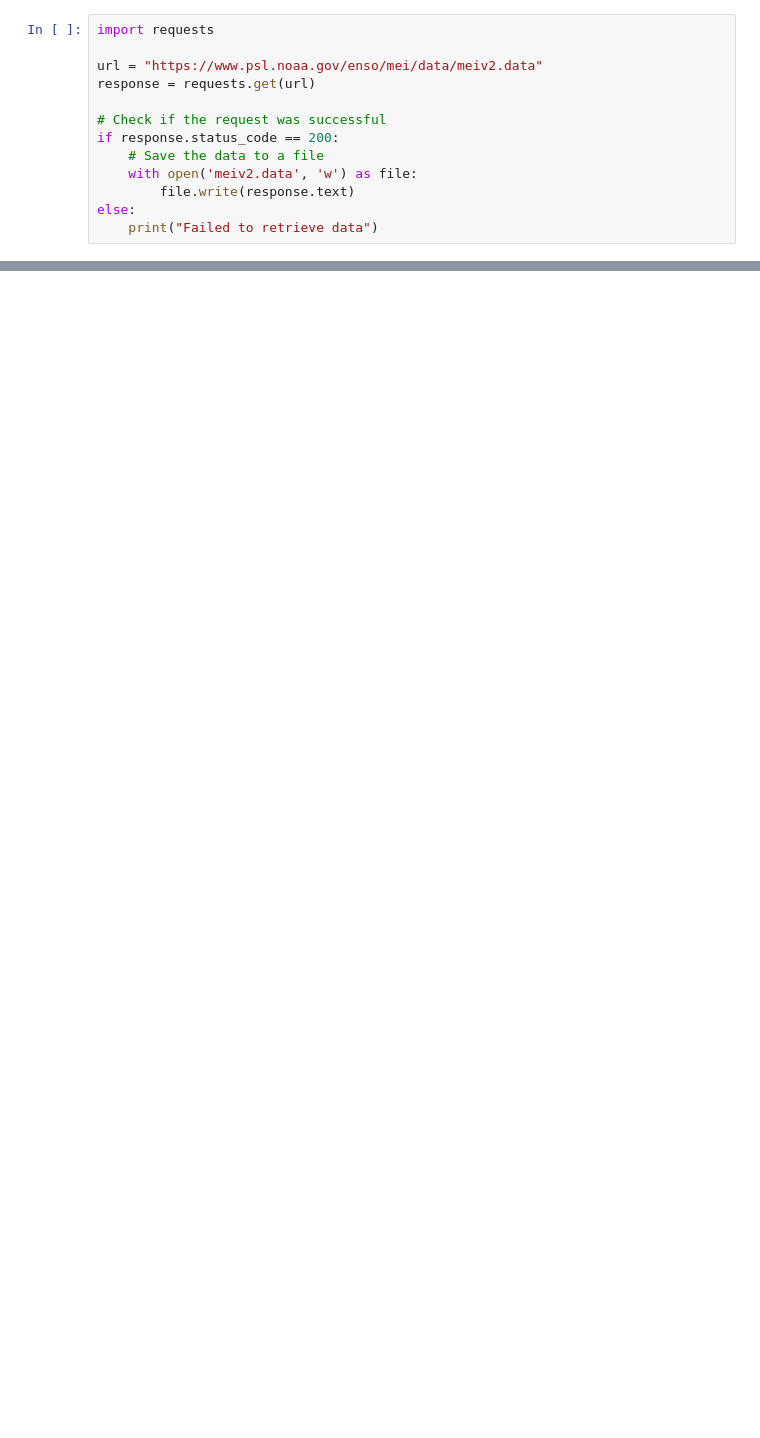
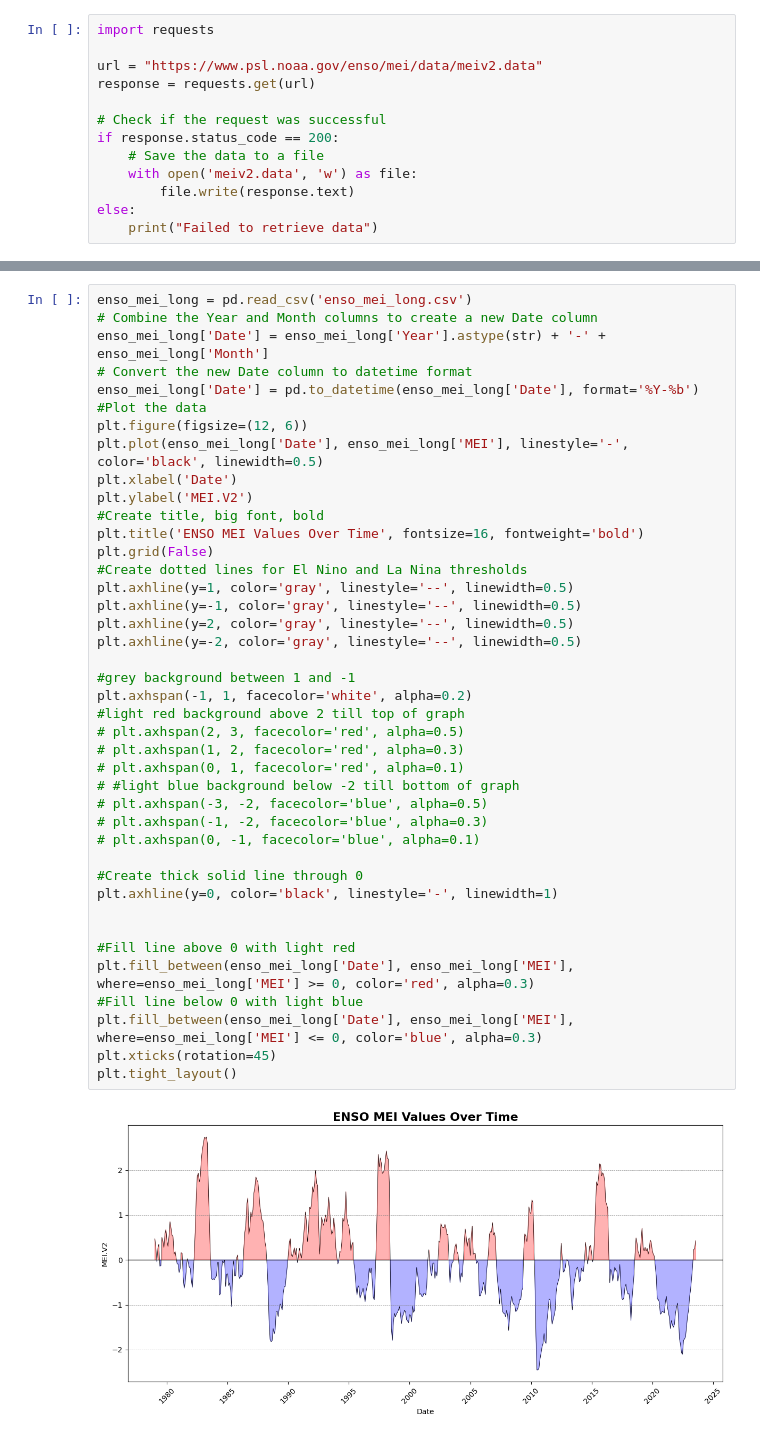
Before and after one commit to yannickpichardo/master_thesis, a Jupyter notebook: prelim_data.ipynb, the cells around one changed output, grey strips where cells are left out. Saved outputs shown, nothing was run; the diff lists cells and outputs as text; blank space fills up the shorter version.

```diff
--- a/prelim_data.ipynb
+++ b/prelim_data.ipynb
@@ -46,0 +88,43 @@ display(enso_mei)
+# %%
+enso_mei_long = pd.read_csv('enso_mei_long.csv')
+# Combine the Year and Month columns to create a new Date column
+enso_mei_long['Date'] = enso_mei_long['Year'].astype(str) + '-' + enso_mei_long['Month']
+# Convert the new Date column to datetime format
+enso_mei_long['Date'] = pd.to_datetime(enso_mei_long['Date'], format='%Y-%b')
+#Plot the data
+plt.figure(figsize=(12, 6))
+plt.plot(enso_mei_long['Date'], enso_mei_long['MEI'], linestyle='-', color='black', linewidth=0.5)
+plt.xlabel('Date')
+plt.ylabel('MEI.V2')
+#Create title, big font, bold
+plt.title('ENSO MEI Values Over Time', fontsize=16, fontweight='bold')
+plt.grid(False)
+#Create dotted lines for El Nino and La Nina thresholds
+plt.axhline(y=1, color='gray', linestyle='--', linewidth=0.5)
+plt.axhline(y=-1, color='gray', linestyle='--', linewidth=0.5)
+plt.axhline(y=2, color='gray', linestyle='--', linewidth=0.5)
+plt.axhline(y=-2, color='gray', linestyle='--', linewidth=0.5)
+
+#grey background between 1 and -1
+plt.axhspan(-1, 1, facecolor='white', alpha=0.2)
+#light red background above 2 till top of graph
+# plt.axhspan(2, 3, facecolor='red', alpha=0.5)
+# plt.axhspan(1, 2, facecolor='red', alpha=0.3)
+# plt.axhspan(0, 1, facecolor='red', alpha=0.1)
+# #light blue background below -2 till bottom of graph
+# plt.axhspan(-3, -2, facecolor='blue', alpha=0.5)
+# plt.axhspan(-1, -2, facecolor='blue', alpha=0.3)
+# plt.axhspan(0, -1, facecolor='blue', alpha=0.1)
+
+#Create thick solid line through 0
+plt.axhline(y=0, color='black', linestyle='-', linewidth=1)
+
+
+#Fill line above 0 with light red
+plt.fill_between(enso_mei_long['Date'], enso_mei_long['MEI'], where=enso_mei_long['MEI'] >= 0, color='red', alpha=0.3)
+#Fill line below 0 with light blue
+plt.fill_between(enso_mei_long['Date'], enso_mei_long['MEI'], where=enso_mei_long['MEI'] <= 0, color='blue', alpha=0.3)
+plt.xticks(rotation=45)
+plt.tight_layout()
+# %% [output]
+[figure, added]
```
Also changed, not shown: parts of 2 cells of this notebook.
